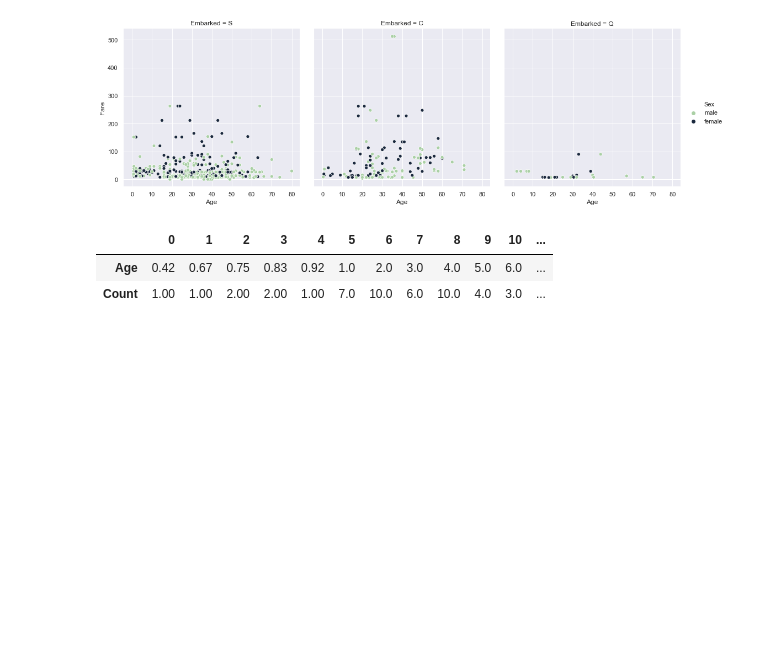
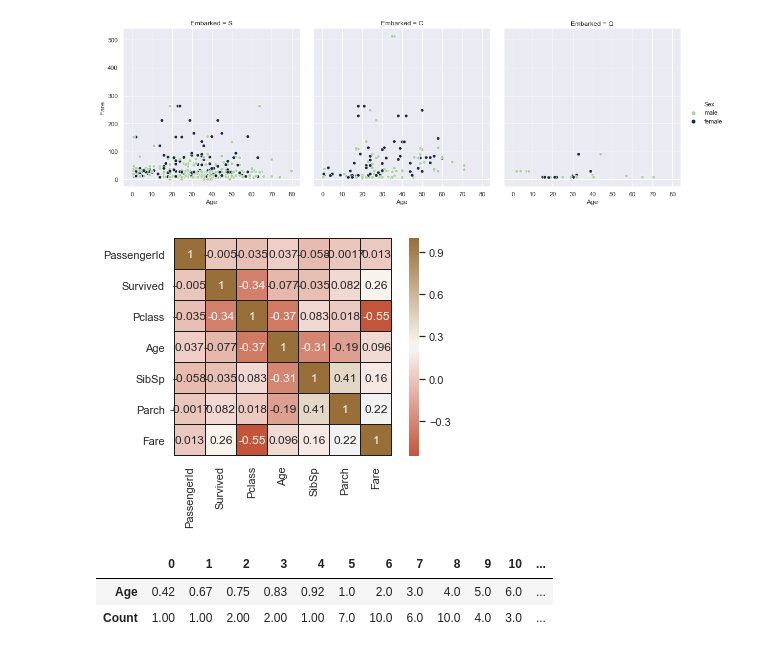
Before and after one commit to itudoben/kaggle-titanic, a Jupyter notebook: src/notebooks/titanic_dataset_survival.ipynb, the cells around one changed output. Saved outputs shown, nothing was run; the diff lists cells and outputs as text; code cells hidden in the pictures; blank space fills up the shorter version.

```diff
--- a/src/notebooks/titanic_dataset_survival.ipynb
+++ b/src/notebooks/titanic_dataset_survival.ipynb
@@ -161,6 +181,16 @@ plt.show()
 # %% [output]
 [figure]
 [figure]
+# %%
+import seaborn as sns
+sns.set(style="darkgrid")
+
+# Check the correlation between features.
+corr = df.corr()
+sns.heatmap(corr, cmap=sns.diverging_palette(20, 50, as_cmap=True), square=True, annot=True, linecolor='k', linewidths=.5)
+plt.show()
+# %% [output]
+[figure, added]
 # %%
 # Group by age and count to see the distribution.
 age_2_count = df.groupby('Age')['PassengerId'].count().reset_index(name="Count")
```
Also changed, not shown: parts of 26 cells of this notebook.
